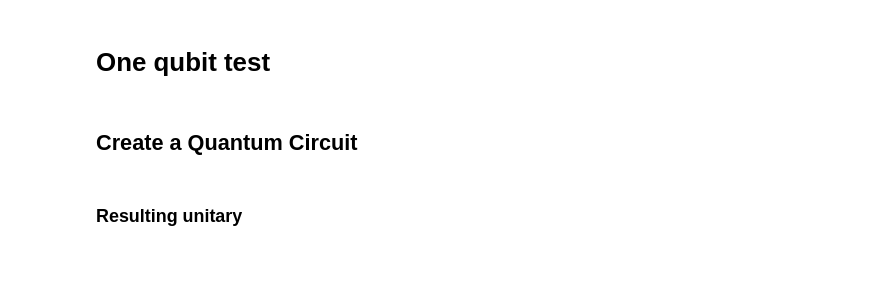
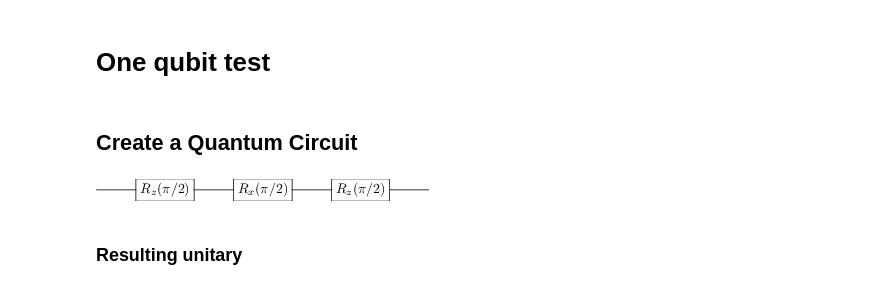
Before and after one commit to ingstra/ETH, a Jupyter notebook: Physical Implementation of ETH.ipynb, the cells around one changed output. Saved outputs shown, nothing was run; the diff lists cells and outputs as text; code cells hidden in the pictures; blank space fills up the shorter version.

```diff
--- a/Physical Implementation of ETH.ipynb
+++ b/Physical Implementation of ETH.ipynb
@@ -20,17 +23,18 @@ from qip.ethprocessor import ETHProcessor
 # %%
 # Number of qubits in the system
 N = 1
 
 # Representation of a quantum program/algorithm, maintaining a sequence of gates.
 qc = QubitCircuit(N = N)
 
+# Hadamard Gate
 qc.add_gate("RZ", 0, None, np.pi/2, r"\pi/2")
 qc.add_gate("RX", 0, None, np.pi/2, r"\pi/2")
 qc.add_gate("RZ", 0, None, np.pi/2, r"\pi/2")
-#qc.add_gate("RX", 0, None, np.pi/2, r"\pi/2")
-#qc.add_gate("RX", 0, None, np.pi/3, r"\pi/3")
 
-#qc.png
+qc.png
+# %% [output]
+[figure, added]
 # %% [markdown]
 ### Resulting unitary
 # %%
```
Also changed, not shown: parts of 21 cells of this notebook, 4 other files.
